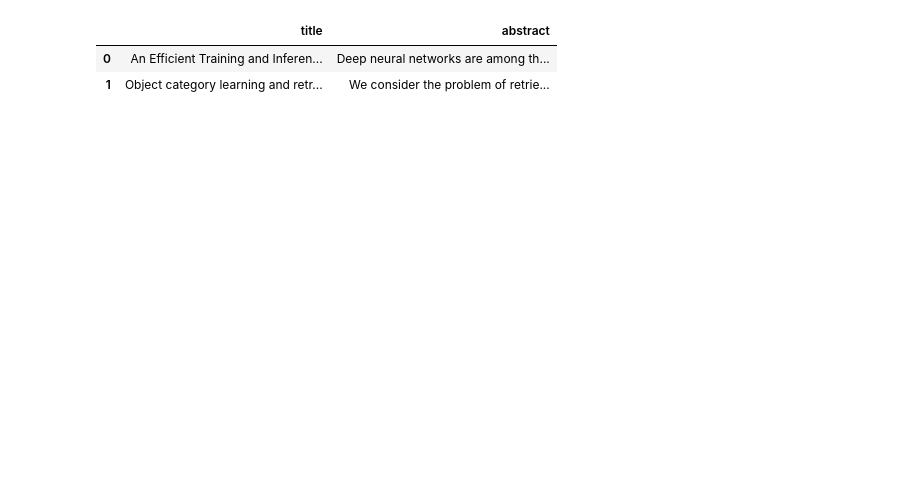
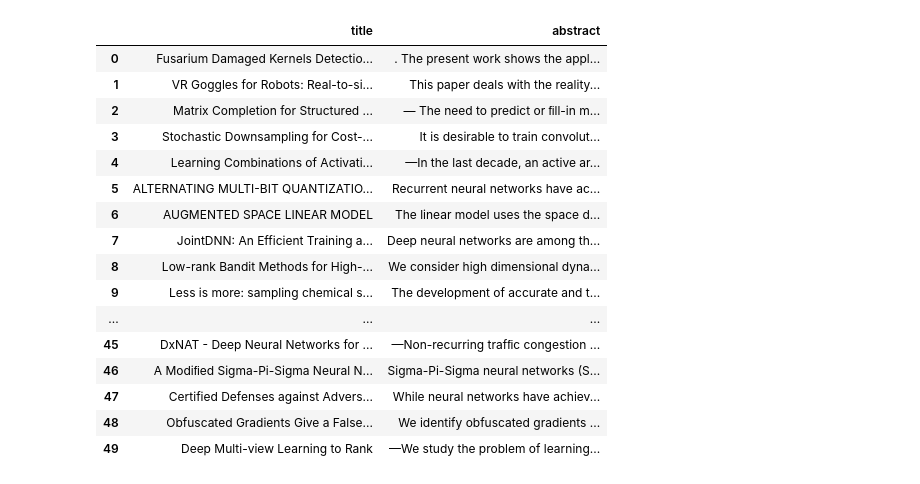
Before and after one commit to modulabs/DeepNLP, a Jupyter notebook: SummaryBot/EDA/cwjun/JoinData.ipynb, the cells around one changed output. Drawn from its saved outputs; the diff is of its cells as text; code cells hidden in the pictures; blank space fills up the shorter version.

```diff
--- a/SummaryBot/EDA/cwjun/JoinData.ipynb
+++ b/SummaryBot/EDA/cwjun/JoinData.ipynb
@@ -17,6 +49,8 @@ titleList
 # %%
 titleDic={}
 for titleElement in titleList:
+    if '.dec' in titleElement[4:]:
+        continue
     titleDic[titleElement]=1
 # %%
 titleDic
@@ -25,6 +75,8 @@ titleDic
 # %%
 abstractDic={}
 for abstractElement in abstractList:
+    if '.enc' in abstractElement[4:]:
+        continue
     if titleDic.get(abstractElement, 0) == 1:
         abstractDic[abstractElement]=1
     else:
@@ -54,8 +122,22 @@ for key, value in abstractDic.items():
     else:
         df=pd.concat([df, pd.DataFrame([["Empty", "Empty"]], columns=colNames)], ignore_index=True)
 # %%
-df
+df.head(50)
 # %% [output]
 |  | title | abstract |
-| 0 | An Efficient Training and Inferen... | Deep neural networks are among th... |
-| 1 | Object category learning and retr... | We consider the problem of retrie... |
+| 0 | Fusarium Damaged Kernels Detectio... | . The present work shows the appl... |
+| 1 | VR Goggles for Robots: Real-to-si... | This paper deals with the reality... |
+| 2 | Matrix Completion for Structured ... | — The need to predict or ﬁll-in m... |
+| 3 | Stochastic Downsampling for Cost-... | It is desirable to train convolut... |
+| 4 | Learning Combinations of Activati... | —In the last decade, an active ar... |
+| 5 | ALTERNATING MULTI-BIT QUANTIZATIO... | Recurrent neural networks have ac... |
+| 6 | AUGMENTED SPACE LINEAR MODEL | The linear model uses the space d... |
+| 7 | JointDNN: An Efficient Training a... | Deep neural networks are among th... |
+| 8 | Low-rank Bandit Methods for High-... | We consider high dimensional dyna... |
+| 9 | Less is more: sampling chemical s... | The development of accurate and t... |
+| ... | ... | ... |
+| 45 | DxNAT - Deep Neural Networks for ... | —Non-recurring trafﬁc congestion ... |
+| 46 | A Modiﬁed Sigma-Pi-Sigma Neural N... | Sigma-Pi-Sigma neural networks (S... |
+| 47 | Certified Defenses against Advers... | While neural networks have achiev... |
+| 48 | Obfuscated Gradients Give a False... | We identify obfuscated gradients ... |
+| 49 | Deep Multi-view Learning to Rank | —We study the problem of learning... |
```
Also changed, not shown: parts of 6 cells of this notebook, 1 other file.
